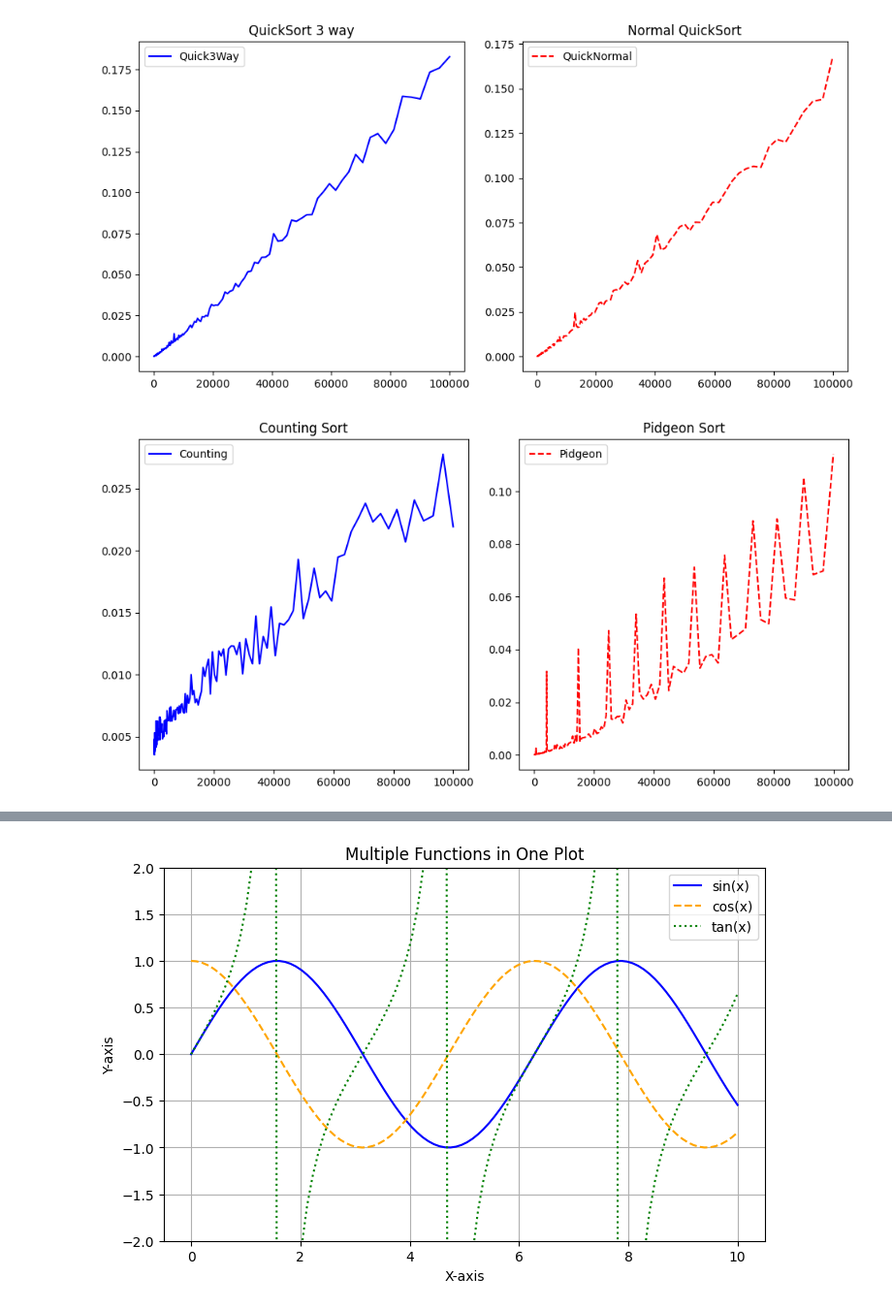
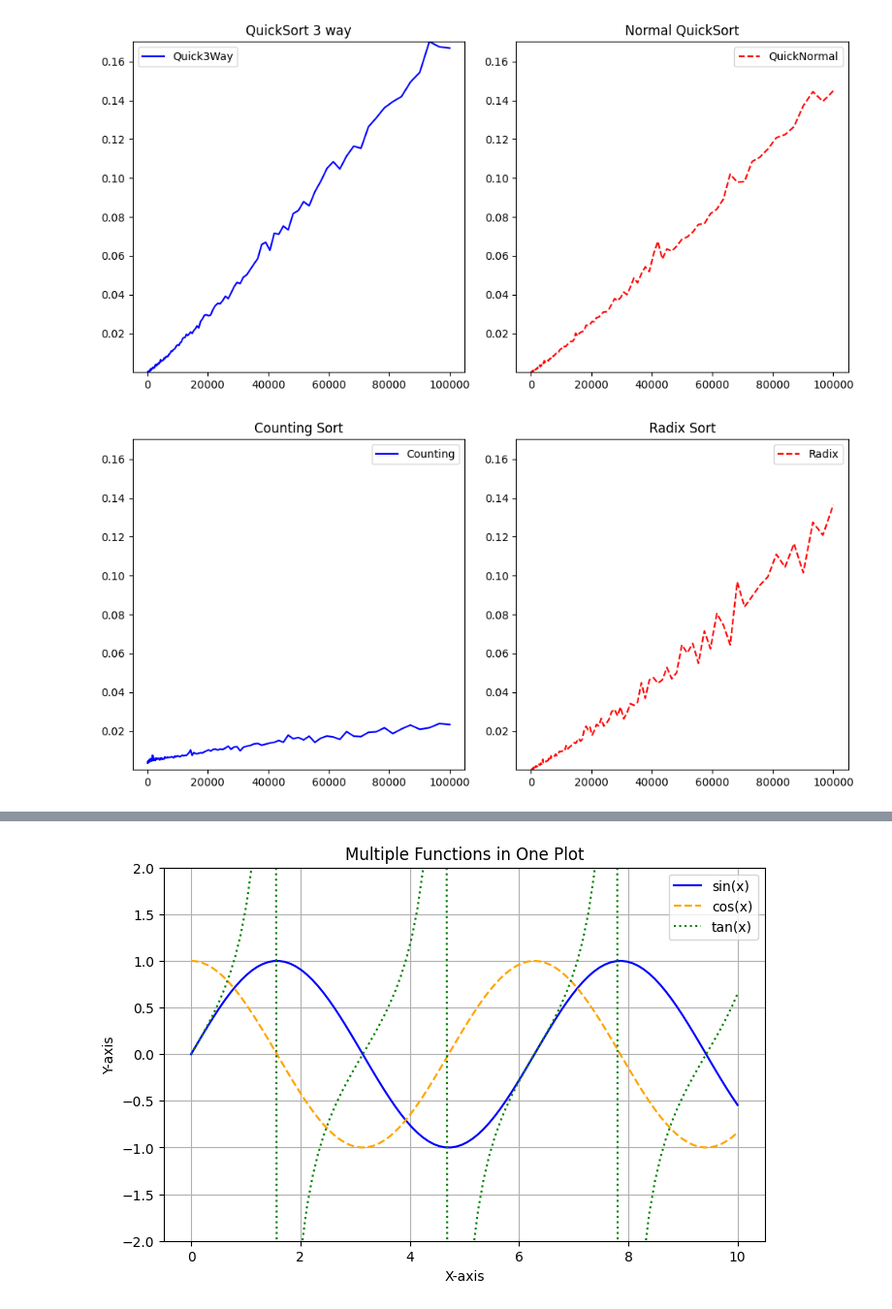
Before and after one commit to KOlCIqwq/Algoritms-and-Data-Structure, a Jupyter notebook: Lab/graphs.ipynb, the cells around one changed output, grey strips where cells are left out. Shown at 97% size. Drawn from its saved outputs; the diff is of its cells as text; code cells hidden in the pictures.

Commit message:
RadixSort Added, fixed graphs (Algo Lab)

```diff
--- a/Lab/graphs.ipynb
+++ b/Lab/graphs.ipynb
@@ -22,3 +1,8 @@ n =  99999 | Random: 0.16795790 s | Median-of-Medians: 0.23813870 s | Three-way:
+# %%
+import main
+x=main.n_values
+global_min = min(min(main.times_quick_three), min(main.times_quick_random), min(main.times_counting), min(main.times_radix))
+global_max = max(max(main.times_quick_three), max(main.times_quick_random), max(main.times_counting), max(main.times_radix))
 # %%
 import matplotlib.pyplot as plt
 import numpy as np
@@ -32,42 +16,46 @@ plt.figure(figsize=(10, 5))  # Create the figure
 # Plot 1 (First row, first column)
 plt.subplot(1, 2, 1)  # (rows, columns, plot number)
 plt.plot(x, main.times_quick_three, color='b', label='Quick3Way')
+plt.ylim(global_min, global_max)
 plt.title('QuickSort 3 way')
 plt.legend()
 
 # Plot 2 (First row, second column)
 plt.subplot(1, 2, 2)
 plt.plot(x, main.times_quick_random, color='r', linestyle='--', label='QuickNormal')
+plt.ylim(global_min, global_max)
 plt.title('Normal QuickSort')
 plt.legend()
 
 plt.tight_layout()  # Adjust spacing to prevent overlap
 plt.show()
 # %% [output]
-[figure, old version]
+[figure, new version]
 # %%
 import matplotlib.pyplot as plt
 import numpy as np
 
 # Create sample data
 '''x = np.linspace(0, 10, 100)
 y1 = np.sin(x)
 y2 = np.cos(x)'''
 plt.figure(figsize=(10, 5))  # Create the figure
 
 # Plot 1 (First row, first column)
 plt.subplot(1, 2, 1)  # (rows, columns, plot number)
 plt.plot(x, main.times_counting, color='b', label='Counting')
+plt.ylim(global_min, global_max)
 plt.title('Counting Sort')
 plt.legend()
 
 # Plot 2 (First row, second column)
 plt.subplot(1, 2, 2)
-plt.plot(x, main.times_pigeon, color='r', linestyle='--', label='Pidgeon')
-plt.title('Pidgeon Sort')
+plt.plot(x, main.times_radix, color='r', linestyle='--', label='Radix')
+plt.ylim(global_min, global_max)
+plt.title('Radix Sort')
 plt.legend()
 
 plt.tight_layout()  # Adjust spacing to prevent overlap
 plt.show()
 # %% [output]
-[figure, old version]
+[figure, new version]
```
Also changed, not shown: parts of 3 cells of this notebook, 3 other files.
